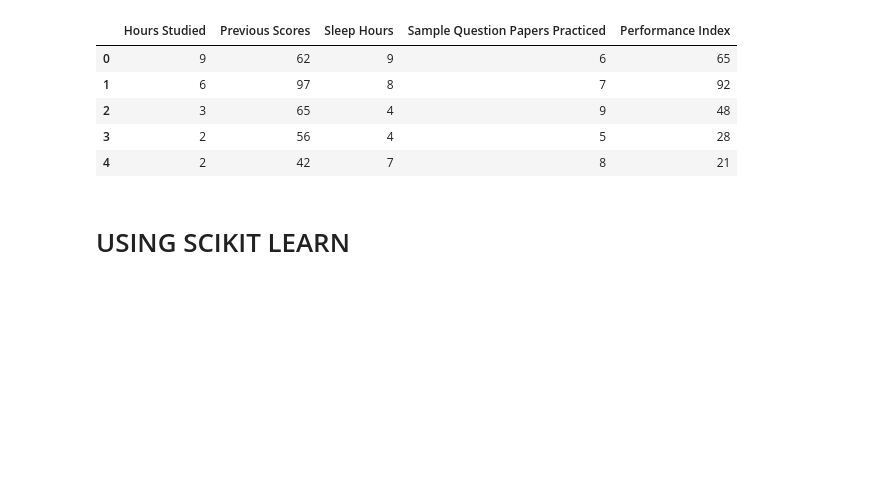
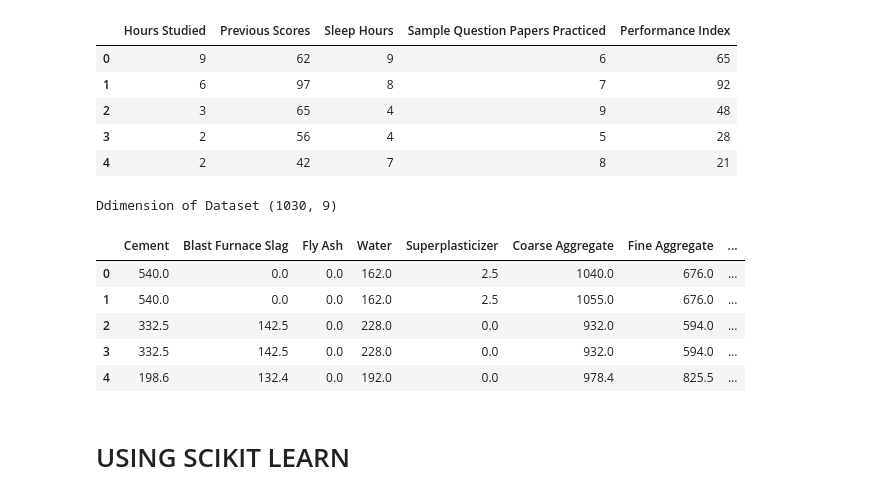
Before and after one commit to bhushanzade02/MACHINE-LEARNING, a Jupyter notebook: PROJECT SUBMISSION/01_MULTIPLE_LR.ipynb, the cells around one changed output. Cells and saved outputs as stored; diff of their text form; code cells hidden in the pictures; blank space fills up the shorter version.

```diff
--- a/04_PRACTICE/01_MULTIPLE_LR.ipynb
+++ b/PROJECT SUBMISSION/01_MULTIPLE_LR.ipynb
@@ -49,6 +49,21 @@ Ddimension of Dataset (1000000, 5)
 | 2 | 3 | 65 | 4 | 9 | 48 |
 | 3 | 2 | 56 | 4 | 5 | 28 |
 | 4 | 2 | 42 | 7 | 8 | 21 |
+# %%
+
+df=pd.read_csv(r"D:\16_MACHINE_LEARNING\02_MACHINE_LEARNING_USING_PYTHON\concrete_data.csv")
+X=df.iloc[:,0:8]
+y=df.iloc[:,-1]
+print("Ddimension of Dataset",df.shape)
+df.head()
+# %% [output]
+Ddimension of Dataset (1030, 9)
+|  | Cement | Blast Furnace Slag | Fly Ash | Water | Superplasticizer | Coarse Aggregate | Fine Aggregate | ... |
+| 0 | 540.0 | 0.0 | 0.0 | 162.0 | 2.5 | 1040.0 | 676.0 | ... |
+| 1 | 540.0 | 0.0 | 0.0 | 162.0 | 2.5 | 1055.0 | 676.0 | ... |
+| 2 | 332.5 | 142.5 | 0.0 | 228.0 | 0.0 | 932.0 | 594.0 | ... |
+| 3 | 332.5 | 142.5 | 0.0 | 228.0 | 0.0 | 932.0 | 594.0 | ... |
+| 4 | 198.6 | 132.4 | 0.0 | 192.0 | 0.0 | 978.4 | 825.5 | ... |
 # %%
 from sklearn.model_selection import train_test_split
 # %%
```
Also changed, not shown: parts of 10 cells of this notebook, 6 other files.
